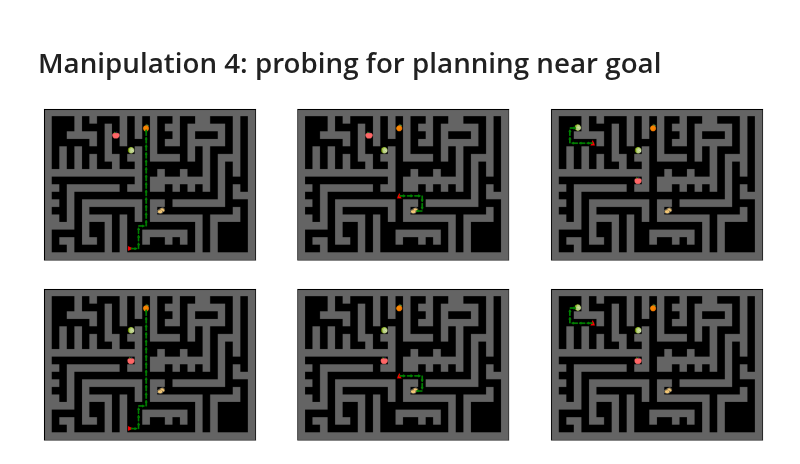
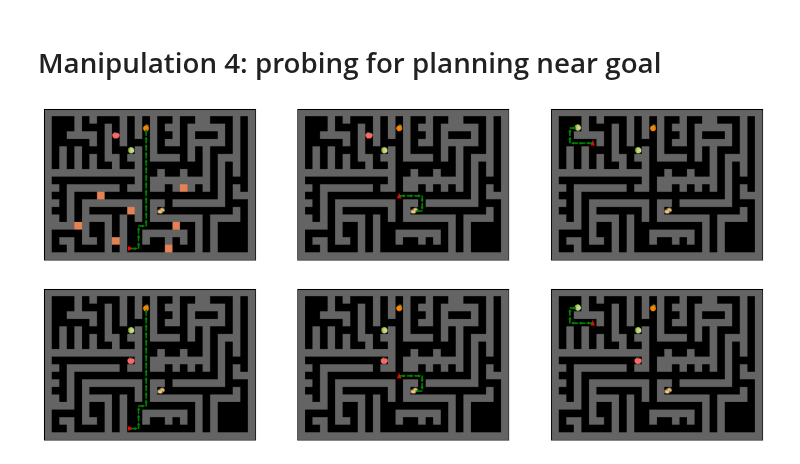
Before and after one commit to wcarvalho/human-dyna-web, a Jupyter notebook: housemaze-mazes.ipynb, the cells around one changed output. Drawn from its saved outputs; the diff is of its cells as text; code cells hidden in the pictures.

```diff
--- a/housemaze-mazes.ipynb
+++ b/housemaze-mazes.ipynb
@@ -328,29 +328,29 @@ render_path(mazes.big_m3_maze1, goal=task_objects[0])
 # %%
 fig, axs = plt.subplots(1, 3, figsize=(15, 5))
 render_path(
   mazes.big_m4_maze_short,
   goal=task_objects[0],
   ax=axs[0],
   include_objects=True,
-  include_spawn=False,
+  include_spawn=True,
   use_title=False,
 )
 render_path(
   mazes.big_m4_maze_short_eval_same,
   goal=task_objects[1],
   ax=axs[1],
   include_objects=True,
   use_title=False,
 )
 render_path(
   mazes.big_m4_maze_short_eval_diff,
   goal=task_objects[2],
   ax=axs[2],
   include_objects=True,
   use_title=False,
 )
 # %% [output]
-[figure, old version]
+[figure, new version]
 # %%
 fig, axs = plt.subplots(1, 3, figsize=(15, 5))
 render_path(
```
Also changed, not shown: 4 other files.
